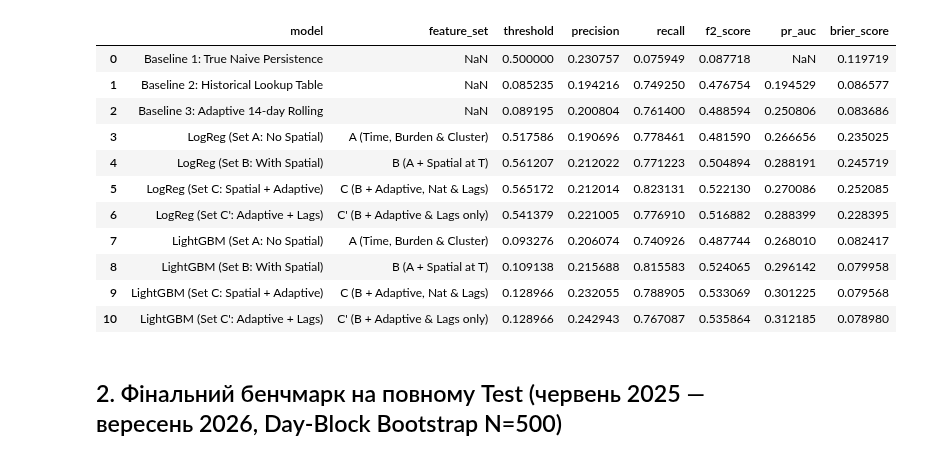
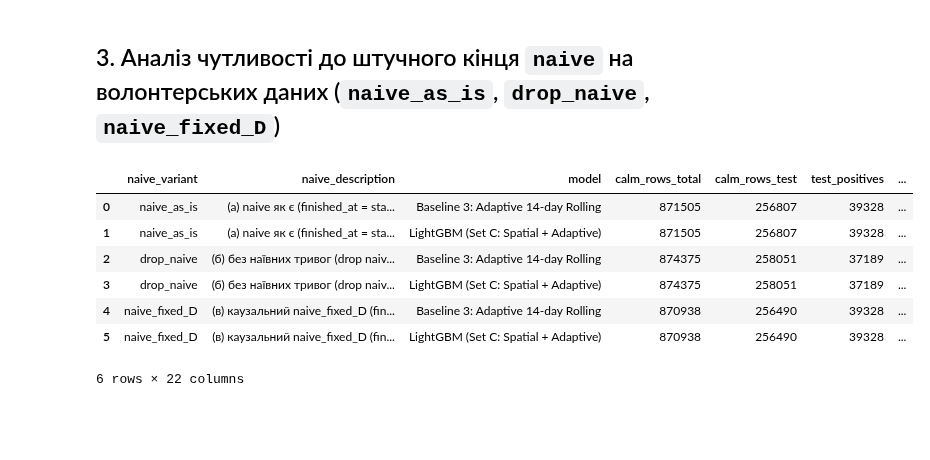
Before and after one commit to Yaroo-a/ukrainian-air-raid-sirens-analysis, a Jupyter notebook: notebooks/05_ml_forecasting_experiment.ipynb, the cells around one changed output. Drawn from its saved outputs; the diff is of its cells as text; code cells hidden in the pictures; blank space fills up the shorter version.

```diff
--- a/notebooks/05_ml_forecasting_experiment.ipynb
+++ b/notebooks/05_ml_forecasting_experiment.ipynb
@@ -14,14 +16,26 @@ import matplotlib.pyplot as plt
 import matplotlib.image as mpimg
 from pathlib import Path
 
-reports_dir = Path("../reports/official")
-val_df = pd.read_csv(reports_dir / "ml_validation_benchmark.csv")
-test_df = pd.read_csv(reports_dir / "ml_models_benchmark.csv")
-pre_df = pd.read_csv(reports_dir / "ml_test_pre_aug2025_benchmark.csv")
-post_df = pd.read_csv(reports_dir / "ml_test_post_aug2025_benchmark.csv")
-rec_df = pd.read_csv(reports_dir / "ml_recent_60d_benchmark.csv")
-shift_df = pd.read_csv(reports_dir / "feature_shift_summary.csv")
-shift_sub_df = pd.read_csv(reports_dir / "feature_shift_test_subperiods.csv")
-imp_df = pd.read_csv(reports_dir / "feature_importance_lightgbm.csv")
-details = json.loads((reports_dir / "test_evaluation_details.json").read_text(encoding="utf-8"))
+off_dir = Path("../reports/official")
+vol_dir = Path("../reports/volunteer")
+comp_dir = Path("../reports/comparison")
+
+val_off = pd.read_csv(off_dir / "ml_validation_benchmark.csv")
+test_off = pd.read_csv(off_dir / "ml_models_benchmark.csv")
+pre_off = pd.read_csv(off_dir / "ml_test_pre_aug2025_benchmark.csv")
+post_off = pd.read_csv(off_dir / "ml_test_post_aug2025_benchmark.csv")
+rec_off = pd.read_csv(off_dir / "ml_recent_60d_benchmark.csv")
+
+val_vol = pd.read_csv(vol_dir / "volunteer_ml_validation_benchmark.csv")
+test_vol = pd.read_csv(vol_dir / "volunteer_ml_models_benchmark.csv")
+rec_vol = pd.read_csv(vol_dir / "volunteer_ml_recent_60d_benchmark.csv")
+sens_vol = pd.read_csv(vol_dir / "volunteer_naive_sensitivity.csv")
+
+wf_off_full = pd.read_csv(off_dir / "walk_forward_overall_benchmark.csv")
+wf_off_rec = pd.read_csv(off_dir / "walk_forward_recent_60d_benchmark.csv")
+wf_off_m = pd.read_csv(off_dir / "walk_forward_monthly_metrics.csv")
+
+wf_vol_full = pd.read_csv(vol_dir / "volunteer_walk_forward_overall_benchmark.csv")
+wf_vol_rec = pd.read_csv(vol_dir / "volunteer_walk_forward_recent_60d_benchmark.csv")
+wf_vol_m = pd.read_csv(vol_dir / "volunteer_walk_forward_monthly_metrics.csv")
 # %% [markdown]
@@ -29,17 +141,13 @@ details = json.loads((reports_dir / "test_evaluation_details.json").read_text(en
+# %% [markdown]
+## 3. Аналіз чутливості до штучного кінця `naive` на волонтерських даних (`naive_as_is`, `drop_naive`, `naive_fixed_D`)
 # %%
-display(val_df)
+display(sens_vol)
 # %% [output]
-|  | model | feature_set | threshold | precision | recall | f2_score | pr_auc | brier_score |
-| 0 | Baseline 1: True Naive Persistence | NaN | 0.500000 | 0.230757 | 0.075949 | 0.087718 | NaN | 0.119719 |
-| 1 | Baseline 2: Historical Lookup Table | NaN | 0.085235 | 0.194216 | 0.749250 | 0.476754 | 0.194529 | 0.086577 |
-| 2 | Baseline 3: Adaptive 14-day Rolling | NaN | 0.089195 | 0.200804 | 0.761400 | 0.488594 | 0.250806 | 0.083686 |
-| 3 | LogReg (Set A: No Spatial) | A (Time, Burden & Cluster) | 0.517586 | 0.190696 | 0.778461 | 0.481590 | 0.266656 | 0.235025 |
-| 4 | LogReg (Set B: With Spatial) | B (A + Spatial at T) | 0.561207 | 0.212022 | 0.771223 | 0.504894 | 0.288191 | 0.245719 |
-| 5 | LogReg (Set C: Spatial + Adaptive) | C (B + Adaptive, Nat & Lags) | 0.565172 | 0.212014 | 0.823131 | 0.522130 | 0.270086 | 0.252085 |
-| 6 | LogReg (Set C': Adaptive + Lags) | C' (B + Adaptive & Lags only) | 0.541379 | 0.221005 | 0.776910 | 0.516882 | 0.288399 | 0.228395 |
-| 7 | LightGBM (Set A: No Spatial) | A (Time, Burden & Cluster) | 0.093276 | 0.206074 | 0.740926 | 0.487744 | 0.268010 | 0.082417 |
-| 8 | LightGBM (Set B: With Spatial) | B (A + Spatial at T) | 0.109138 | 0.215688 | 0.815583 | 0.524065 | 0.296142 | 0.079958 |
-| 9 | LightGBM (Set C: Spatial + Adaptive) | C (B + Adaptive, Nat & Lags) | 0.128966 | 0.232055 | 0.788905 | 0.533069 | 0.301225 | 0.079568 |
-| 10 | LightGBM (Set C': Adaptive + Lags) | C' (B + Adaptive & Lags only) | 0.128966 | 0.242943 | 0.767087 | 0.535864 | 0.312185 | 0.078980 |
+|  | naive_variant | naive_description | model | calm_rows_total | calm_rows_test | test_positives | ... |
+| 0 | naive_as_is | (а) naive як є (finished_at = sta... | Baseline 3: Adaptive 14-day Rolling | 871505 | 256807 | 39328 | ... |
+| 1 | naive_as_is | (а) naive як є (finished_at = sta... | LightGBM (Set C: Spatial + Adaptive) | 871505 | 256807 | 39328 | ... |
+| 2 | drop_naive | (б) без наївних тривог (drop naiv... | Baseline 3: Adaptive 14-day Rolling | 874375 | 258051 | 37189 | ... |
+| 3 | drop_naive | (б) без наївних тривог (drop naiv... | LightGBM (Set C: Spatial + Adaptive) | 874375 | 258051 | 37189 | ... |
+| 4 | naive_fixed_D | (в) каузальний naive_fixed_D (fin... | Baseline 3: Adaptive 14-day Rolling | 870938 | 256490 | 39328 | ... |
+| 5 | naive_fixed_D | (в) каузальний naive_fixed_D (fin... | LightGBM (Set C: Spatial + Adaptive) | 870938 | 256490 | 39328 | ... |
+6 rows × 22 columns
-# %% [markdown]
-## 2. Фінальний бенчмарк на повному Test (червень 2025 — вересень 2026, Day-Block Bootstrap N=500)
```
Also changed, not shown: parts of 18 cells of this notebook, 5 other files.
